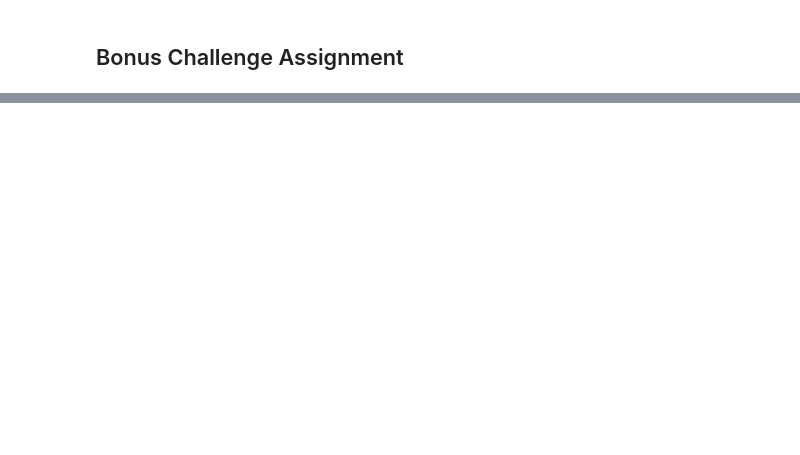
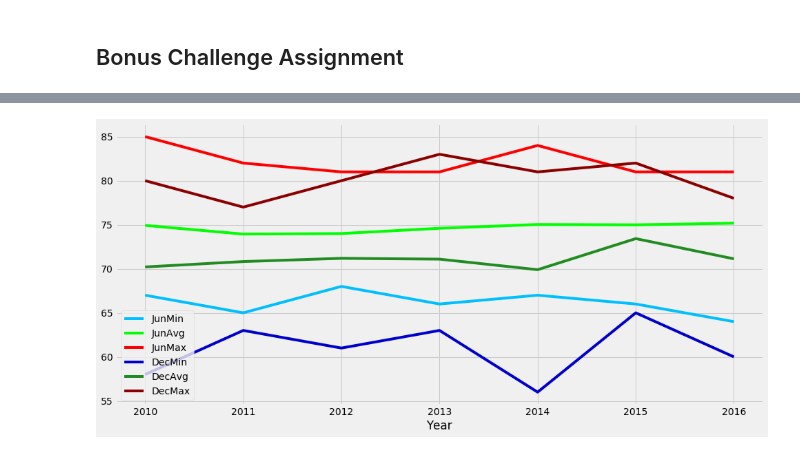
Before and after one commit to rmoesw01/sqlalchemy-challenge, a Jupyter notebook: climate_starter.ipynb, the cells around one changed output, grey strips where cells are left out. Cells and saved outputs as stored; diff of their text form; code cells hidden in the pictures; blank space fills up the shorter version.

Commit message:
Start Bonus work

```diff
--- a/climate_starter.ipynb
+++ b/climate_starter.ipynb
@@ -204,9 +183,9 @@ def calc_temps(start_date, end_date):
         TMIN, TAVE, and TMAX
     """
 
-    return session.query(func.min(Measurement.tobs), func.avg(Measurement.tobs), func.max(Measurement.tobs)).\
-        filter(Measurement.date >= start_date).filter(Measurement.date <= end_date).all()
+    return session.query(func.min(Mmt.tobs), func.avg(Mmt.tobs), func.max(Mmt.tobs)).\
+        filter(Mmt.date >= start_date).filter(Mmt.date <= end_date).all()
 
 # function usage example
-print(calc_temps('2012-02-28', '2012-03-05'))
+print(calc_temps('2016-06-01', '2016-06-30'))
 # %% [output]
@@ -221,0 +193,22 @@ NameError: name 'Measurement' is not defined
+# %%
+# Use your previous function `calc_temps` to calculate the tmin, tavg, and tmax
+# for your trip using the previous year's data for those same dates.
+year_range = (2010, 2016)
+compare_temps_df = pd.DataFrame(columns=['Year', 'JunMin', 'JunAvg', 'JunMax', 'DecMin', 'DecAvg', 'DecMax'])
+
+for year in range(year_range[0], year_range[1]+1):
+    june = list(np.ravel(calc_temps(f'{str(year)}-06-01', f'{str(year)}-06-30')))
+    dec = list(np.ravel(calc_temps(f'{str(year)}-12-01', f'{str(year)}-12-31')))
+    compare_temps_df = compare_temps_df.append({'Year':year,
+                             'JunMin': june[0],
+                             'JunAvg': june[1],
+                             'JunMax': june[2],
+                             'DecMin': dec[0],
+                             'DecAvg': dec[1],
+                             'DecMax': dec[2]}, ignore_index=True)
+compare_temps_df['Year'] = compare_temps_df['Year'].astype(int)
+compare_temps_df['JunMin'] = compare_temps_df['JunMin'].astype(int)
+compare_temps_df['JunMax'] = compare_temps_df['JunMax'].astype(int)
+compare_temps_df['DecMin'] = compare_temps_df['DecMin'].astype(int)
+compare_temps_df['DecMax'] = compare_temps_df['DecMax'].astype(int)
+compare_temps_df
@@ -221,0 +224,3 @@ NameError: name 'Measurement' is not defined
+# %%
+compare_temps_df.set_index('Year', inplace=True)
+compare_temps_df
@@ -221,0 +237,6 @@ NameError: name 'Measurement' is not defined
+# %%
+my_colors = ['#00BFFF','#00FF00','#FF0000','#0000CD','#228B22','#8B0000']
+compare_temps_df.plot(kind='line', figsize=(15,7), color=my_colors)
+plt.show()
+# %% [output]
+[figure, added]
```
Also changed, not shown: parts of 11 cells of this notebook.
